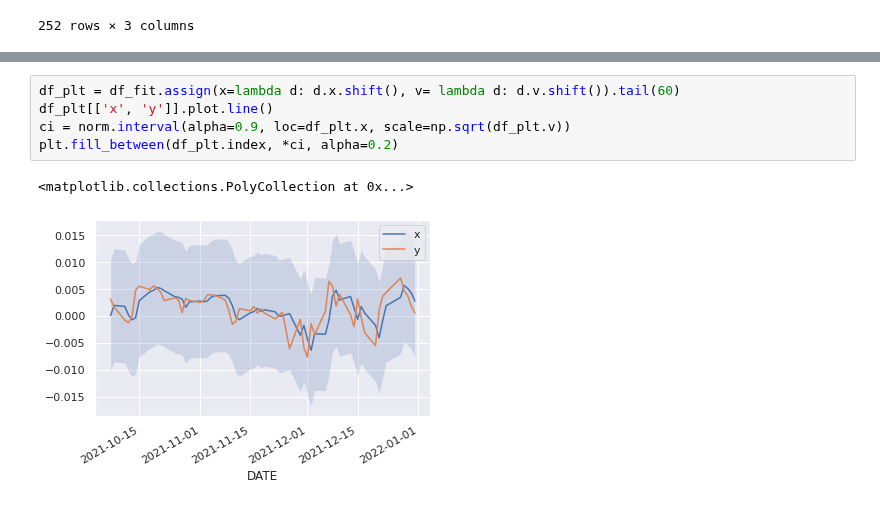
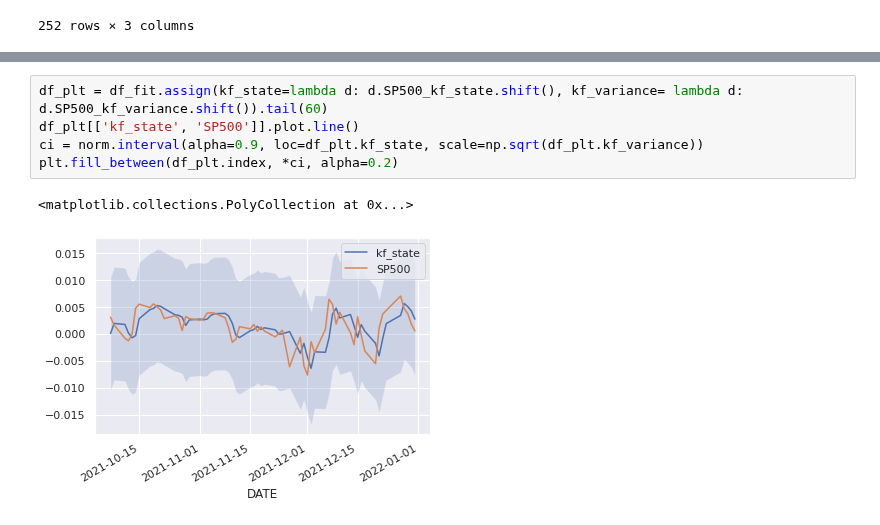
Before and after one commit to dceoy/jupyter-time-series-pocs, a Jupyter notebook: kalmanfilter/test_kalmanfilter.ipynb, the cells around one changed output, grey strips where cells are left out. Saved outputs shown, nothing was run; the diff lists cells and outputs as text.

```diff
--- a/kalmanfilter/test_kalmanfilter.ipynb
+++ b/kalmanfilter/test_kalmanfilter.ipynb
@@ -101,10 +101,10 @@ INFO:kalmanfilter:process and measurement variances: 6.610696135189606e-05, 6.61
 | 2021-12-31 | 0.000579 | 0.001426 | 0.000041 |
 251 rows × 3 columns
 # %%
-df_plt = df_fit.assign(x=lambda d: d.x.shift(), v= lambda d: d.v.shift()).tail(60)
-df_plt[['x', 'y']].plot.line()
-ci = norm.interval(alpha=0.9, loc=df_plt.x, scale=np.sqrt(df_plt.v))
+df_plt = df_fit.assign(kf_state=lambda d: d.SP500_kf_state.shift(), kf_variance= lambda d: d.SP500_kf_variance.shift()).tail(60)
+df_plt[['kf_state', 'SP500']].plot.line()
+ci = norm.interval(alpha=0.9, loc=df_plt.kf_state, scale=np.sqrt(df_plt.kf_variance))
 plt.fill_between(df_plt.index, *ci, alpha=0.2)
 # %% [output]
 <matplotlib.collections.PolyCollection at 0x...>
-[figure, old version]
+[figure, new version]
```
Also changed, not shown: parts of 3 cells of this notebook, 3 other files.
